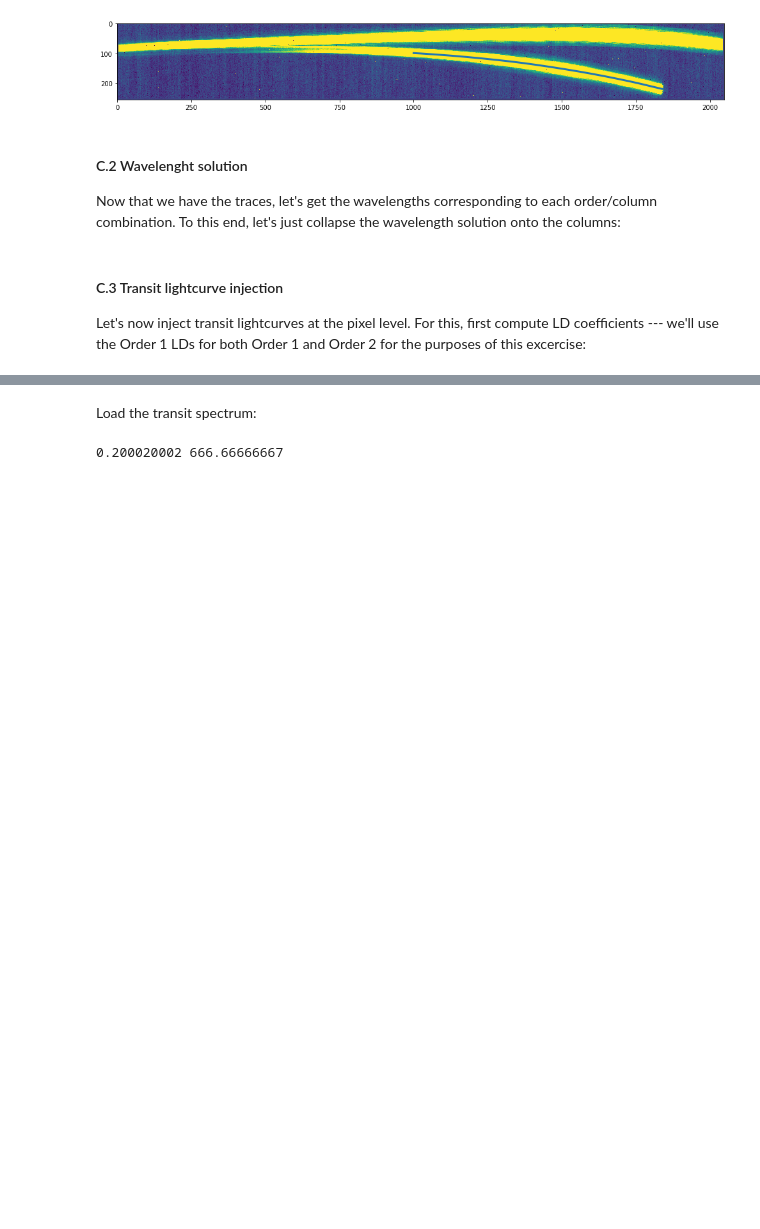
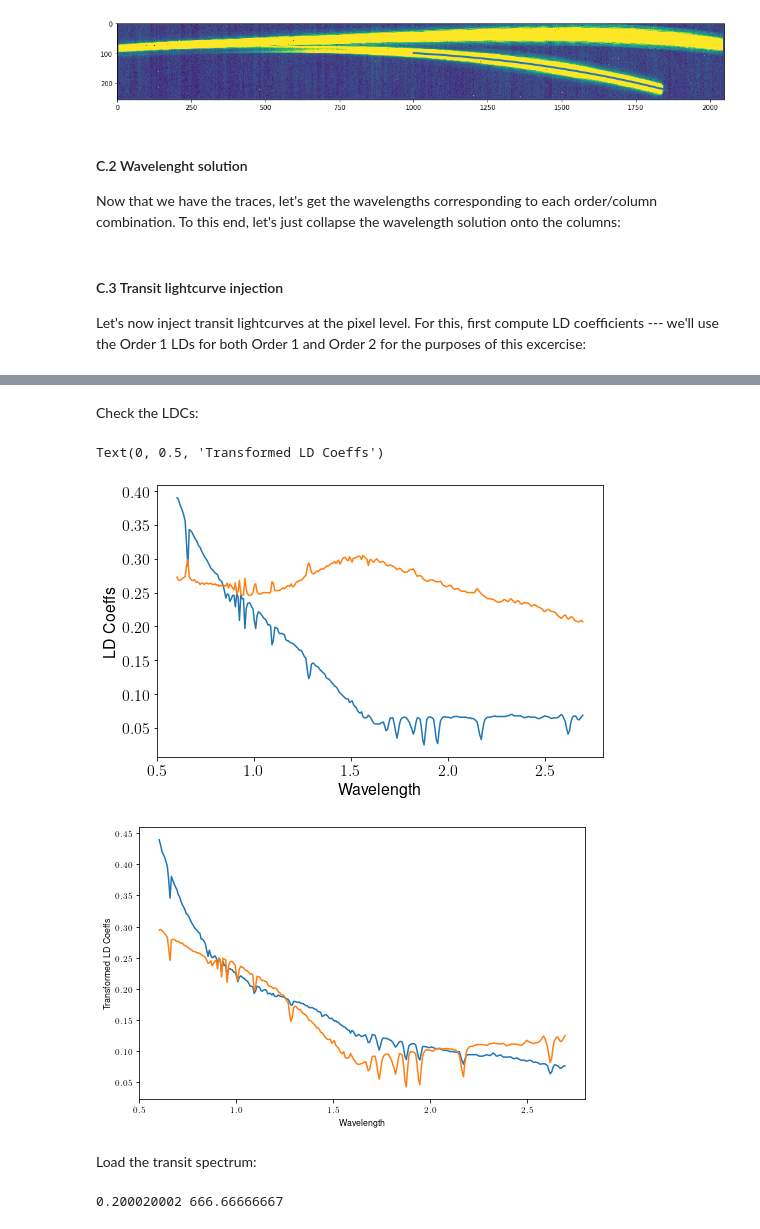
Before and after one commit to nespinoza/dat_pyinthesky, a Jupyter notebook: jdat_notebooks/soss-transit-spectroscopy/HAT-P-1b-PART2-calibration.ipynb, the cells around one changed output, grey strips where cells are left out. Cells and saved outputs as stored; diff of their text form; code cells hidden in the pictures; blank space fills up the shorter version.

```diff
--- a/jdat_notebooks/soss-transit-spectroscopy/HAT-P-1b-PART2-calibration.ipynb
+++ b/jdat_notebooks/soss-transit-spectroscopy/HAT-P-1b-PART2-calibration.ipynb
@@ -475,3 +475,22 @@ Run time in seconds:  1.6935491561889648
+# %% [markdown]
+Check the LDCs:
+# %%
+plt.figure(figsize=(8,5))
+plt.plot(wld,u1,label='u1')
+plt.plot(wld,u2,label='u2')
+plt.xlabel('Wavelength')
+plt.ylabel('LD Coeffs')
+import juliet
+q1,q2 = juliet.utils.reverse_q_coeffs('quadratic', u1, u2)
+plt.figure(figsize=(8,5))
+plt.plot(wld,q1,label='q1')
+plt.plot(wld,q2,label='q2')
+plt.xlabel('Wavelength')
+plt.ylabel('Transformed LD Coeffs')
+# %% [output]
+Text(0, 0.5, 'Transformed LD Coeffs')
+[figure, added]
+[figure, added]
 # %% [markdown]
 Load the transit spectrum:
 # %%
```
Also changed, not shown: parts of 33 cells of this notebook.
